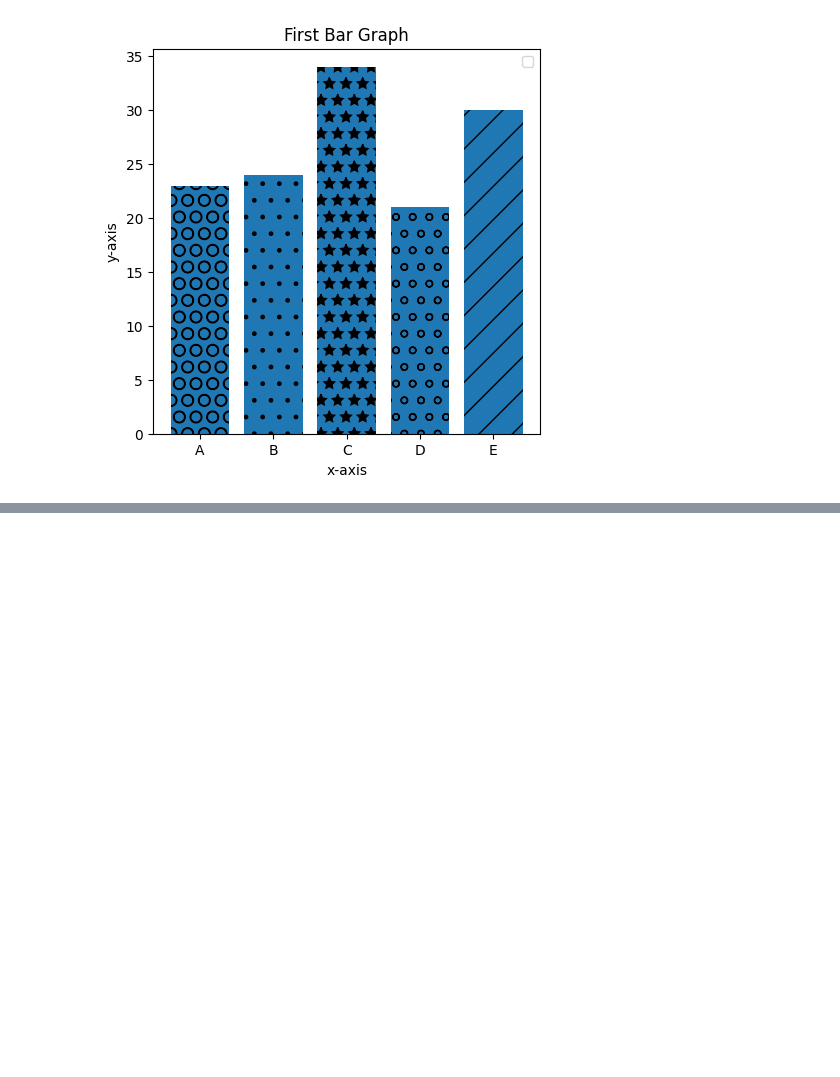
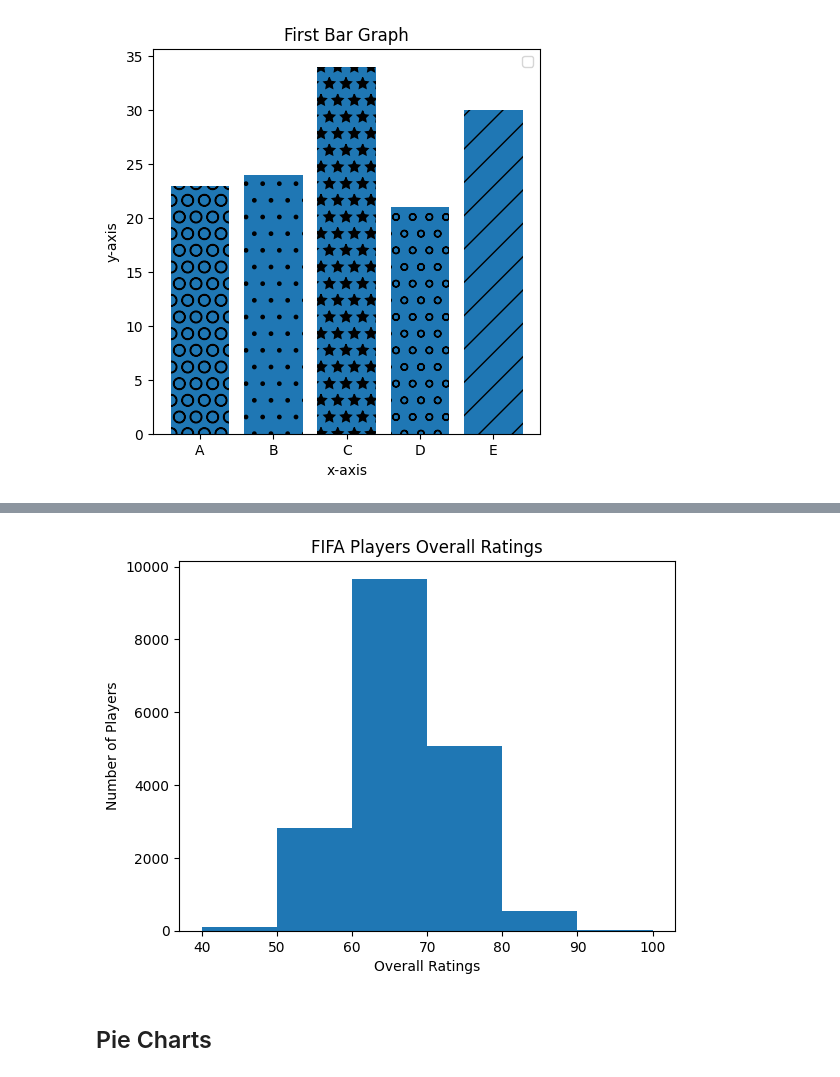
Before and after one commit to kushalprasadjoshi/python-for-scientists, a Jupyter notebook: 03-matplotlib.ipynb, the cells around one changed output, grey strips where cells are left out. Drawn from its saved outputs; the diff is of its cells as text; code cells hidden in the pictures; blank space fills up the shorter version.

```diff
--- a/03-matplotlib.ipynb
+++ b/03-matplotlib.ipynb
@@ -308,0 +404,3 @@ plt.show()
+# %%
+fifa_data = pd.read_csv('./assets/fifa-data.csv') # Read csv file
+fifa_data.head() # Show first 5 rows of data
@@ -308,0 +415,26 @@ plt.show()
+# %%
+# Define bins
+bins = [40, 50, 60, 70, 80, 90, 100]
+
+# Give title
+plt.title('FIFA Players Overall Ratings')
+# You can also give the hex color code for the title
+# plt.title('FIFA Players Overall Ratings', color='#FF5733')
+
+# Create histogram
+plt.hist(fifa_data.Overall, bins=bins)
+# You can also use the following code to create histogram
+# plt.hist(fifa_data.Overall, bins=bins, color='blue', edgecolor='black', alpha=0.7)
+# alpha is the transparency of the color
+# You can also give color name as hex code
+# plt.hist(fifa_data.Overall, bins=bins, color='#FF5733', edgecolor='black', alpha=0.7)
+
+# Set xlabel and ylabel
+plt.xlabel('Overall Ratings')
+plt.ylabel('Number of Players')
+
+plt.show()
+# %% [output]
+[figure, added]
+# %% [markdown]
+## Pie Charts
```
Also changed, not shown: parts of 20 cells of this notebook.
